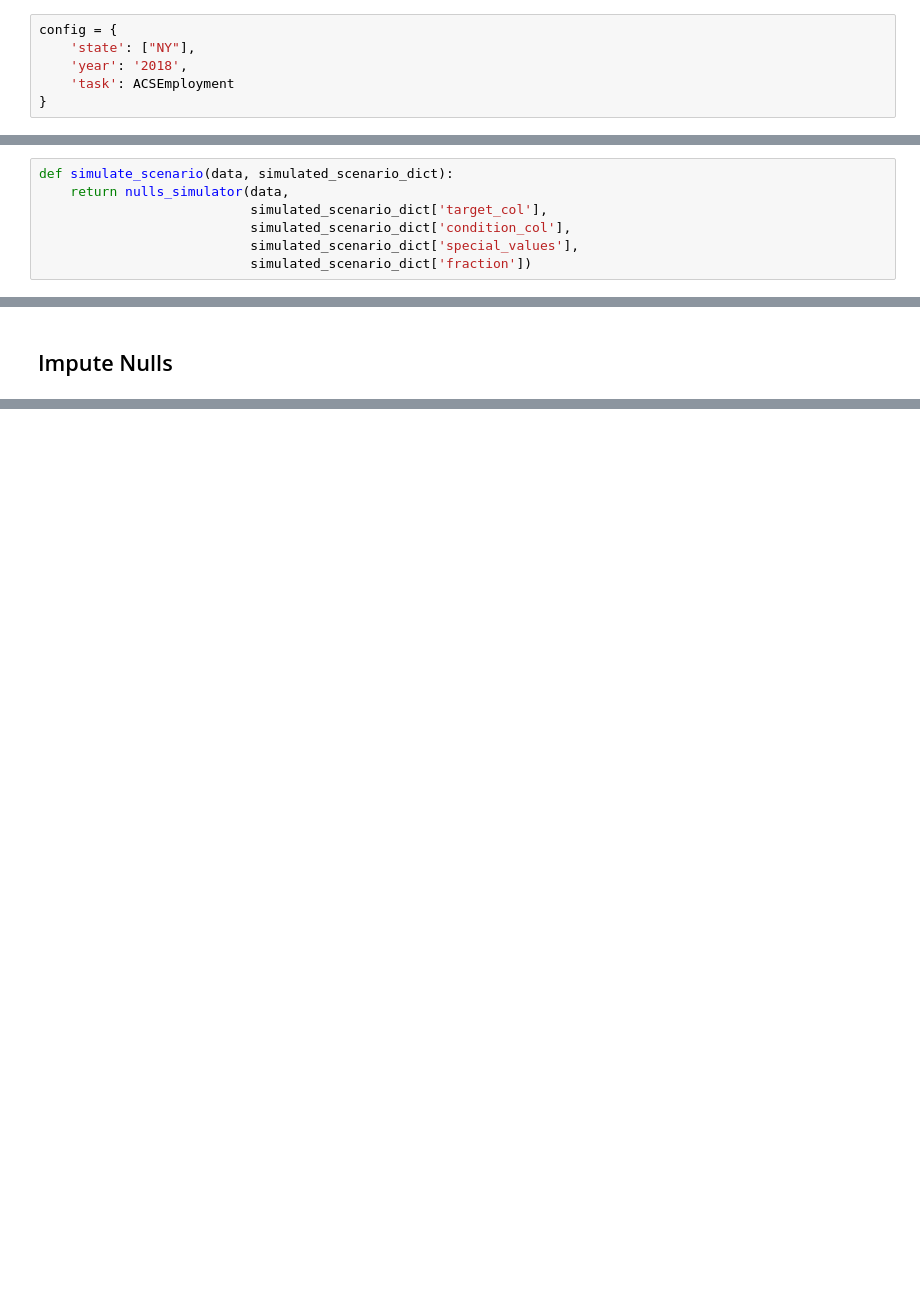
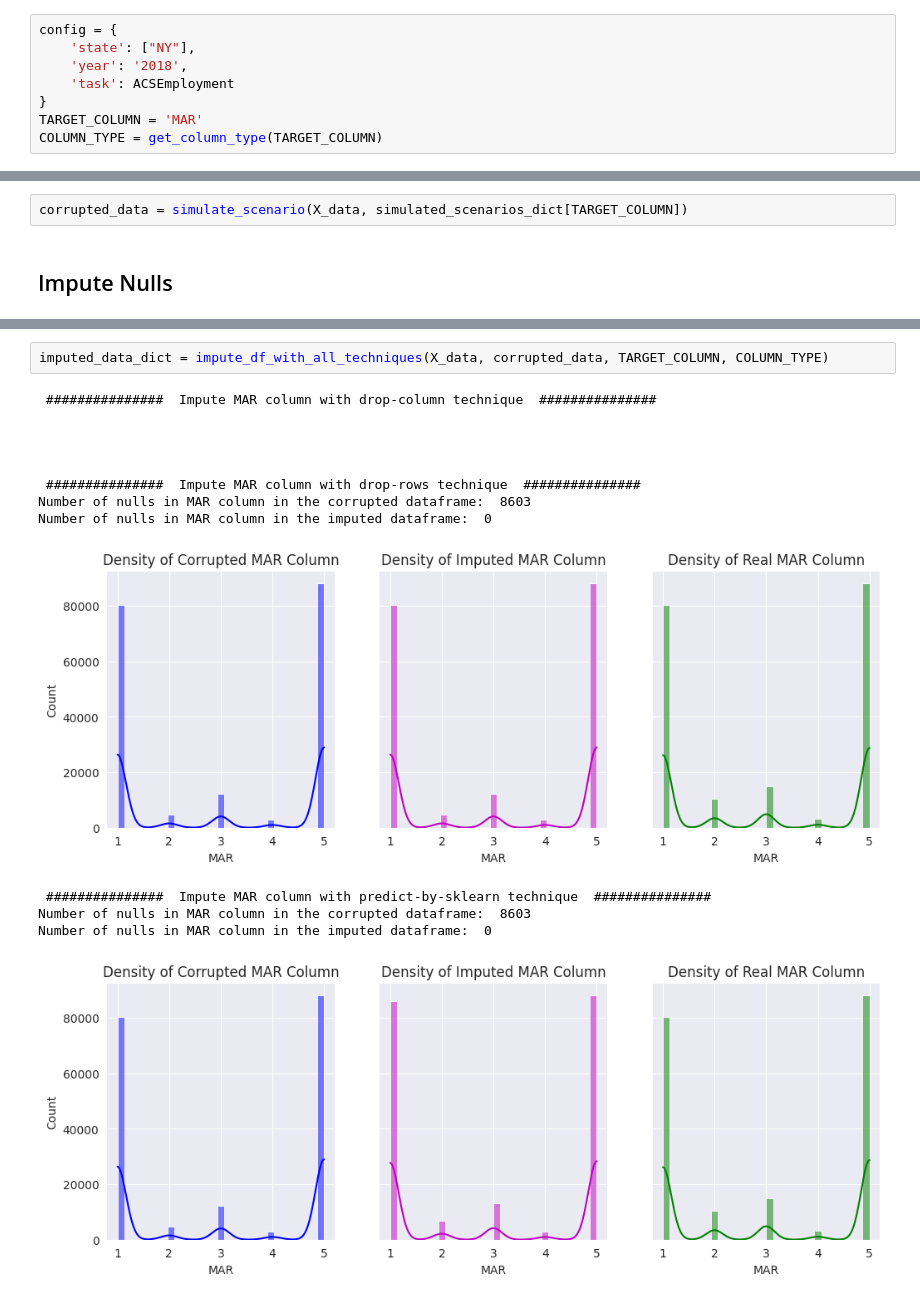
Before and after one commit to FalaahArifKhan/RAI-summer-stability, a Jupyter notebook: Standardized_Pipeline.ipynb, the cells around one changed output, grey strips where cells are left out. Saved outputs shown, nothing was run; the diff lists cells and outputs as text; blank space fills up the shorter version.

```diff
--- a/Standardized_Pipeline.ipynb
+++ b/Standardized_Pipeline.ipynb
@@ -42,6 +43,8 @@ config = {
     'year': '2018',
     'task': ACSEmployment
 }
+TARGET_COLUMN = 'MAR'
+COLUMN_TYPE = get_column_type(TARGET_COLUMN)
 # %%
 X_data_load, y_data = ACSDataLoader(task=config['task'], state=config['state'], year=config['year'])
 # %%
@@ -156,7 +86,0 @@ simulated_scenarios_dict = {
-# %%
-def simulate_scenario(data, simulated_scenario_dict):
-    return nulls_simulator(data,
-                           simulated_scenario_dict['target_col'],
-                           simulated_scenario_dict['condition_col'],
-                           simulated_scenario_dict['special_values'],
-                           simulated_scenario_dict['fraction'])
@@ -166,2 +87,4 @@ corrupted_data_MAR = simulate_scenario(X_data, simulated_scenarios_dict['MAR'])
+# %%
+corrupted_data = simulate_scenario(X_data, simulated_scenarios_dict[TARGET_COLUMN])
 # %% [markdown]
 ## Impute Nulls
@@ -251,0 +109,16 @@ Number of nulls in MAR column in the imputed dataframe:  0
+# %%
+imputed_data_dict = impute_df_with_all_techniques(X_data, corrupted_data, TARGET_COLUMN, COLUMN_TYPE)
+# %% [output]
+ ###############  Impute MAR column with drop-column technique  ###############
+
+
+
+
+ ###############  Impute MAR column with drop-rows technique  ###############
+Number of nulls in MAR column in the corrupted dataframe:  8603
+Number of nulls in MAR column in the imputed dataframe:  0
+[figure, added]
+ ###############  Impute MAR column with predict-by-sklearn technique  ###############
+Number of nulls in MAR column in the corrupted dataframe:  8603
+Number of nulls in MAR column in the imputed dataframe:  0
+[figure, added]
```
Also changed, not shown: parts of 16 cells of this notebook, 6 other files.
